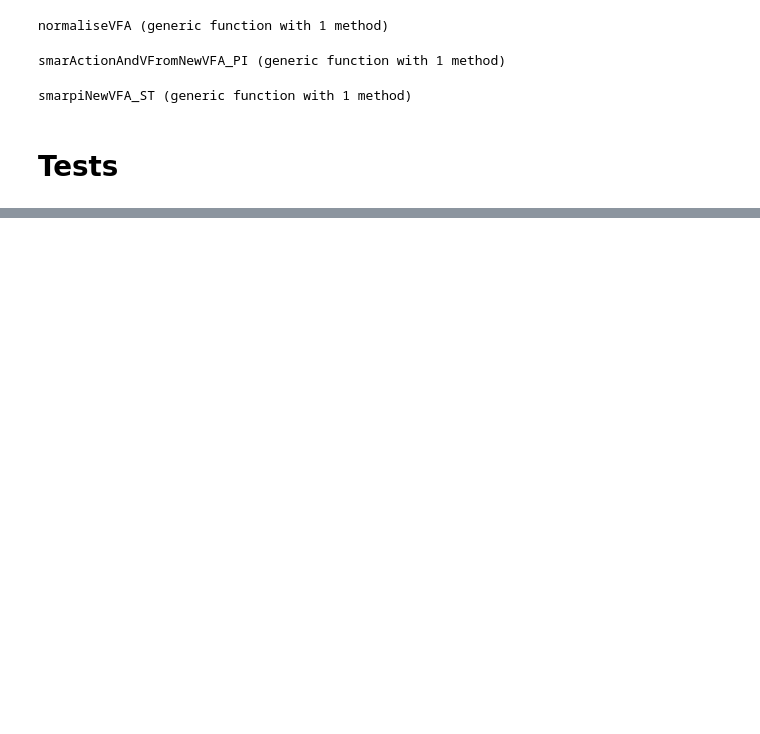
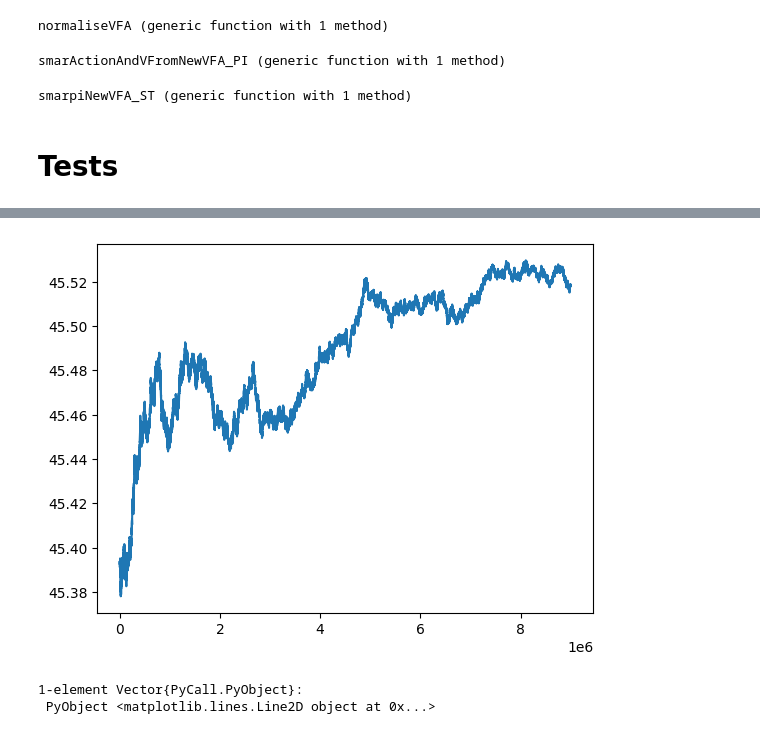
Before and after one commit to fairleyl/PhD-Code, a Jupyter notebook: Problem-Suite-Test.ipynb, the cells around one changed output, grey strips where cells are left out. Cells and saved outputs as stored; diff of their text form; code cells hidden in the pictures; blank space fills up the shorter version.

```diff
--- a/Problem-Suite-Test.ipynb
+++ b/Problem-Suite-Test.ipynb
@@ -6176,14 +5953,0 @@ end
-# %%
-n = length(commonStates)
-vTrueArray = []
-vEstArray = []
-for i in 1:n
-    push!(vTrueArray, vTrue[commonStates[i]])
-    push!(vEstArray, vEst[commonStates[i]])
-end
-gap = vTrueArray - vEstArray
-meanGap = mean(gap)
-PyPlot.plot(vTrueArray, label = "True Value Function")
-PyPlot.plot(vEstArray, label = "VFA")
-PyPlot.plot(gap, label = "Gap")
-legend()
@@ -6199,0 +5956,13 @@ PyPlot.plot(vEstArray, label = "VFA")
+# %%
+#Setup
+N = 5
+function tau(x)
+    return log(1+x)
+end
+
+alpha_d = [0.01*i for i in 1:N]
+alpha_r = [0.001*i for i in 1:N]
+beta=10.0
+c0=[1.0*i for i in 1:N]
+c1=100.0
+r=[100.0*i for i in 1:N]
@@ -6199,0 +5989,3 @@ PyPlot.plot(vEstArray, label = "VFA")
+# %%
+nMax = 10000000
+gsFA = gEvaluationFA(N,alpha_d, alpha_r, beta, tau, c0, c1, r, nMax; printProgress = true, modCounter = 1000000, forceActive = false, stateTrace = false)
@@ -6199,0 +6004,4 @@ PyPlot.plot(vEstArray, label = "VFA")
+# %%
+nMax = 5000000
+resultSMARPE = smarpeNewVFA_ST_fa(N,alpha_d, alpha_r, beta, tau, c0, c1, r, nMax, 0.001; g = gsFA[1], timePassed = 2.5e7, printProgress = true, modCounter = 1000000)
+resultSMARPE[1]["g"]
@@ -6199,0 +6017,8 @@ PyPlot.plot(vEstArray, label = "VFA")
+# %%
+start = floor(Int64, nMax/10)
+finish = nMax
+PyPlot.plot(resultSMARPE[2]["g"][start:finish])
+# %% [output]
+[figure, added]
+1-element Vector{PyCall.PyObject}:
+ PyObject <matplotlib.lines.Line2D object at 0x...>
```
Also changed, not shown: parts of 155 cells of this notebook, 1 other file.
